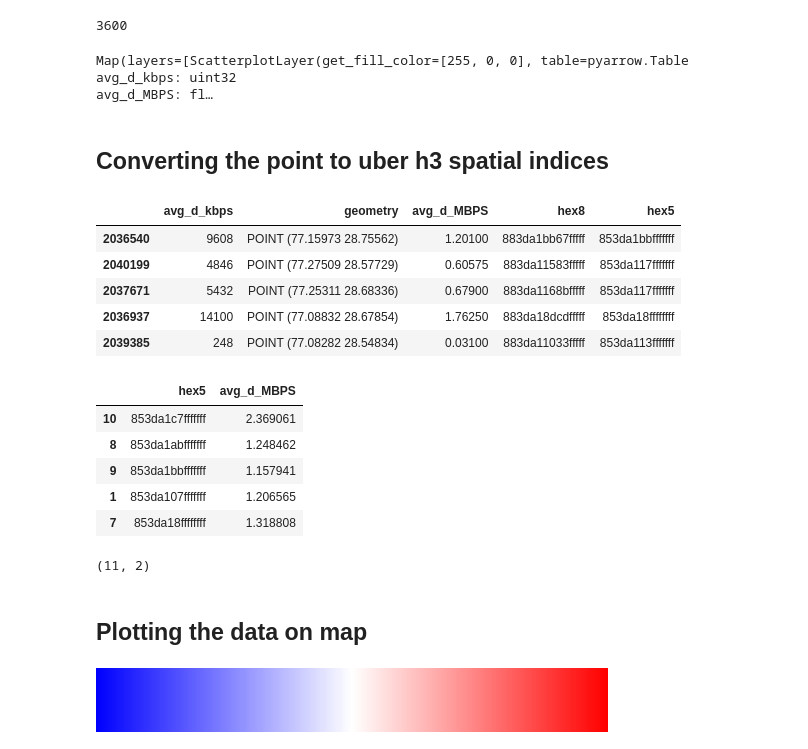
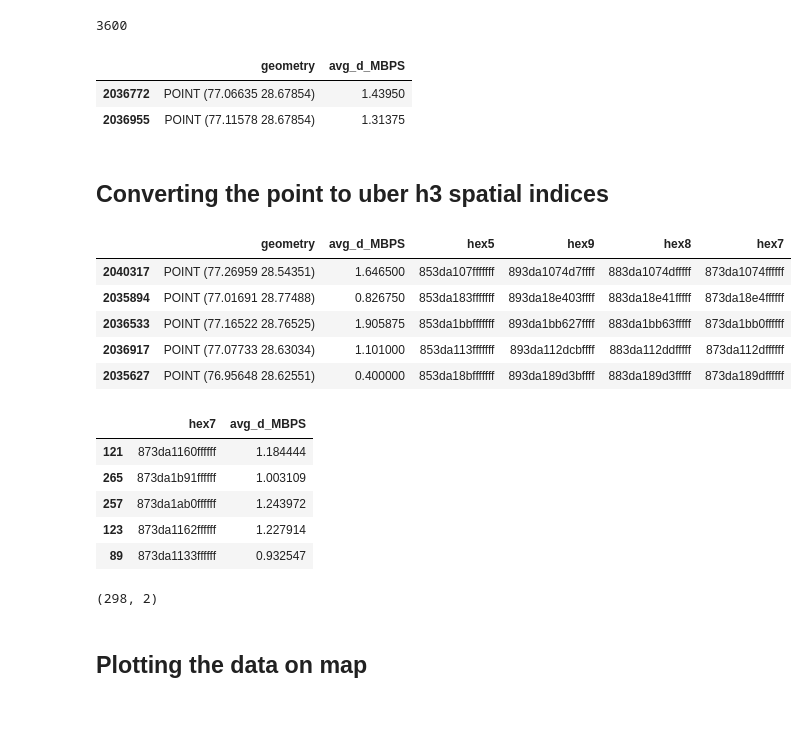
Before and after one commit to kavyajeetbora/CityHealthMonitor, a Jupyter notebook: development/internet_speed.ipynb, the cells around one changed output. Saved outputs shown, nothing was run; the diff lists cells and outputs as text; code cells hidden in the pictures; blank space fills up the shorter version.

```diff
--- a/development/internet_speed.ipynb
+++ b/development/internet_speed.ipynb
@@ -79,66 +71,48 @@ delhi_boundary.parq 100%[===================>]  29.37K  --.-KB/s    in 0s
 # %%
 delhi_gdf = gdf.copy().clip(delhi['geometry'][0])
 delhi_gdf['avg_d_MBPS'] = delhi_gdf['avg_d_kbps']*(1e-3)/8
+delhi_gdf.drop(['avg_d_kbps'],axis=1,inplace=True)
 delhi_gdf.shape[0]
 # %% [output]
 3600
-# %%
-layer = ScatterplotLayer.from_geopandas(
-    gdf,
-    get_fill_color=[255, 0, 0]
-)
-m = Map(layer)
-m
-# %% [output]
-Map(layers=[ScatterplotLayer(get_fill_color=[255, 0, 0], table=pyarrow.Table
-avg_d_kbps: uint32
-avg_d_MBPS: fl…
+# %%
+delhi_gdf.sample(2)
+# %% [output]
+|  | geometry | avg_d_MBPS |
+| 2036772 | POINT (77.06635 28.67854) | 1.43950 |
+| 2036955 | POINT (77.11578 28.67854) | 1.31375 |
 # %% [markdown]
 ## Converting the point to uber h3 spatial indices
 # %%
 # find hexs containing the points
 
-APERTURE_SIZE = 5
+APERTURE_SIZE = 7
 hex_col = 'hex'+str(APERTURE_SIZE)
 
 delhi_gdf[hex_col] = delhi_gdf.apply(lambda x: h3.geo_to_h3(x.geometry.y,x.geometry.x,APERTURE_SIZE),1)
 delhi_gdf.sample(5)
 # %% [output]
-|  | avg_d_kbps | geometry | avg_d_MBPS | hex8 | hex5 |
-| 2036540 | 9608 | POINT (77.15973 28.75562) | 1.20100 | 883da1bb67fffff | 853da1bbfffffff |
-| 2040199 | 4846 | POINT (77.27509 28.57729) | 0.60575 | 883da11583fffff | 853da117fffffff |
-| 2037671 | 5432 | POINT (77.25311 28.68336) | 0.67900 | 883da1168bfffff | 853da117fffffff |
-| 2036937 | 14100 | POINT (77.08832 28.67854) | 1.76250 | 883da18dcdfffff | 853da18ffffffff |
-| 2039385 | 248 | POINT (77.08282 28.54834) | 0.03100 | 883da11033fffff | 853da113fffffff |
+|  | geometry | avg_d_MBPS | hex5 | hex9 | hex8 | hex7 |
+| 2040317 | POINT (77.26959 28.54351) | 1.646500 | 853da107fffffff | 893da1074d7ffff | 883da1074dfffff | 873da1074ffffff |
+| 2035894 | POINT (77.01691 28.77488) | 0.826750 | 853da183fffffff | 893da18e403ffff | 883da18e41fffff | 873da18e4ffffff |
+| 2036533 | POINT (77.16522 28.76525) | 1.905875 | 853da1bbfffffff | 893da1bb627ffff | 883da1bb63fffff | 873da1bb0ffffff |
+| 2036917 | POINT (77.07733 28.63034) | 1.101000 | 853da113fffffff | 893da112dcbffff | 883da112ddfffff | 873da112dffffff |
+| 2035627 | POINT (76.95648 28.62551) | 0.400000 | 853da18bfffffff | 893da189d3bffff | 883da189d3fffff | 873da189dffffff |
 # %%
 # calculate temperature average per hex
 network_data = delhi_gdf.groupby(hex_col)['avg_d_MBPS'].mean().to_frame('avg_d_MBPS').reset_index()
 network_data.sample(5)
 # %% [output]
-|  | hex5 | avg_d_MBPS |
-| 10 | 853da1c7fffffff | 2.369061 |
-| 8 | 853da1abfffffff | 1.248462 |
-| 9 | 853da1bbfffffff | 1.157941 |
-| 1 | 853da107fffffff | 1.206565 |
-| 7 | 853da18ffffffff | 1.318808 |
+|  | hex7 | avg_d_MBPS |
+| 121 | 873da1160ffffff | 1.184444 |
+| 265 | 873da1b91ffffff | 1.003109 |
+| 257 | 873da1ab0ffffff | 1.243972 |
+| 123 | 873da1162ffffff | 1.227914 |
+| 89 | 873da1133ffffff | 0.932547 |
 # %%
 network_data.shape
 # %% [output]
-(11, 2)
+(298, 2)
 # %% [markdown]
 ## Plotting the data on map
-# %%
-def color_code_value(value, cmap):
-    color = cmap(value)
-    scaled_colors = list(map(lambda x: int(x*255), color[:3]))
-    scaled_alpha = int(color[3]*100)
-
-    scaled_colors += [scaled_alpha]
-    return scaled_colors
-
-## Choose a colormap
-cmap = colormaps['bwr']
-cmap
-# %% [output]
-[figure, removed]
 # %%
```
Also changed, not shown: parts of 7 cells of this notebook.
